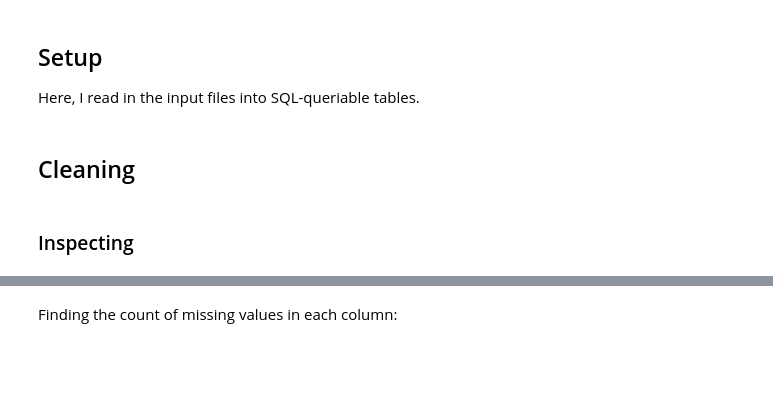
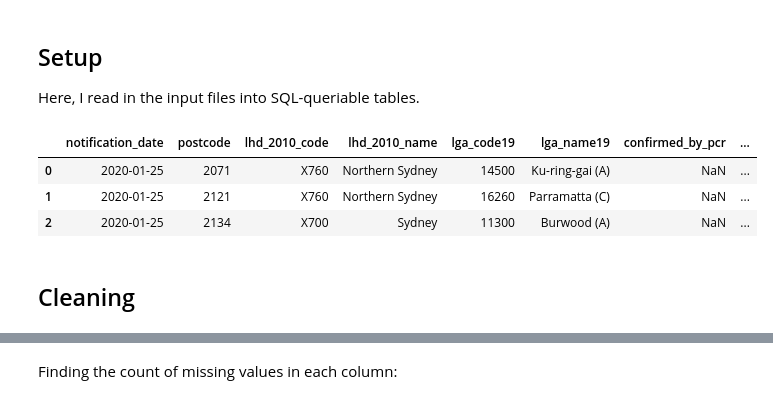
Before and after one commit to henrylin03/covid-nsw, a Jupyter notebook: covid-nsw.ipynb, the cells around one changed output, grey strips where cells are left out. Drawn from its saved outputs; the diff is of its cells as text; code cells hidden in the pictures; blank space fills up the shorter version.

```diff
--- a/covid-nsw.ipynb
+++ b/covid-nsw.ipynb
@@ -7,17 +7,21 @@ Here, I read in the input files into SQL-queriable tables.
 # %%
 import os
 from glob import glob
 import pandas as pd
 from sqlalchemy import create_engine
 
 engine = create_engine('sqlite://', echo=False)
 
 covid_df = pd.read_csv(glob('./input/confirmed_cases*.csv')[0])
-covid_df.to_sql('covid_nsw',
+covid_df.to_sql('covid',
                 engine,
                 if_exists='replace',
                 index=False)
+covid_df.head(3)
+# %% [output]
+|  | notification_date | postcode | lhd_2010_code | lhd_2010_name | lga_code19 | lga_name19 | confirmed_by_pcr | ... |
+| 0 | 2020-01-25 | 2071 | X760 | Northern Sydney | 14500 | Ku-ring-gai (A) | NaN | ... |
+| 1 | 2020-01-25 | 2121 | X760 | Northern Sydney | 16260 | Parramatta (C) | NaN | ... |
+| 2 | 2020-01-25 | 2134 | X700 | Sydney | 11300 | Burwood (A) | NaN | ... |
 # %% [markdown]
 ## Cleaning
-# %% [markdown]
-### Inspecting
```
Also changed, not shown: parts of 9 cells of this notebook.
